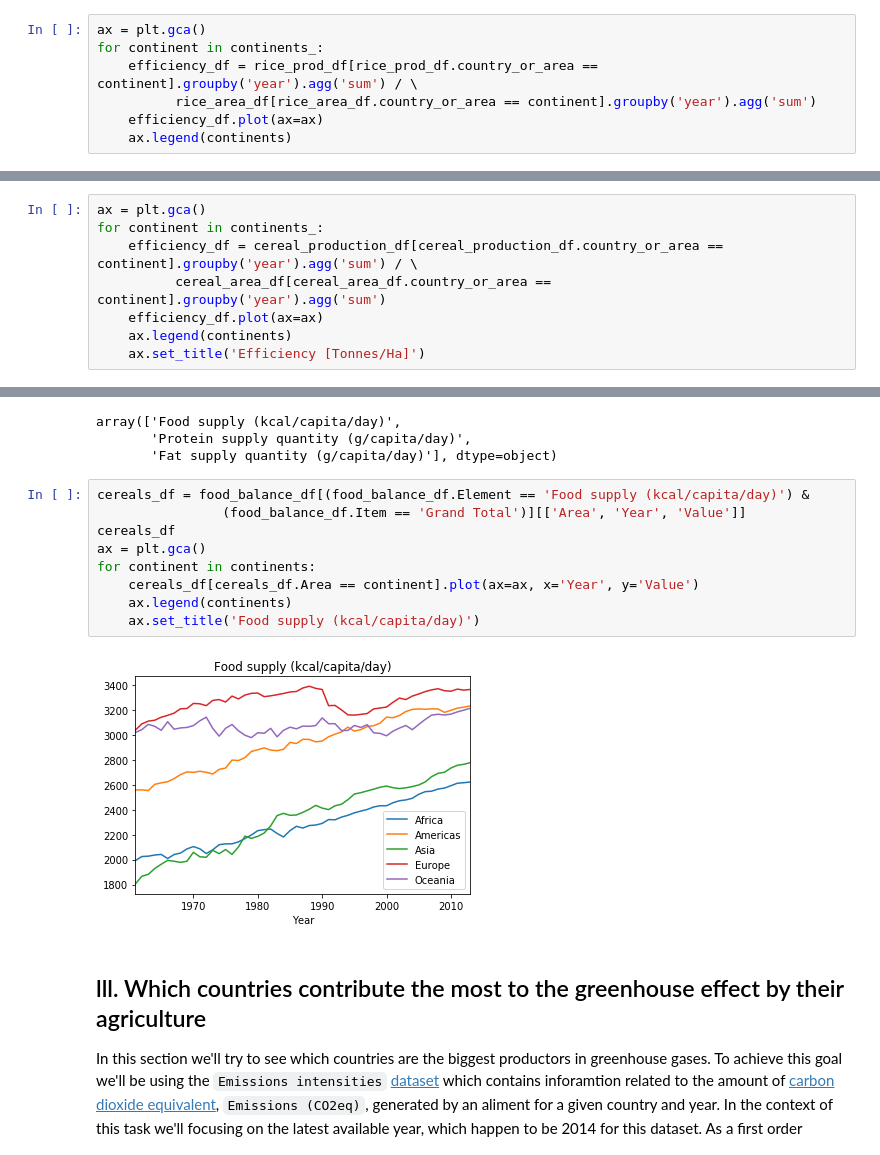
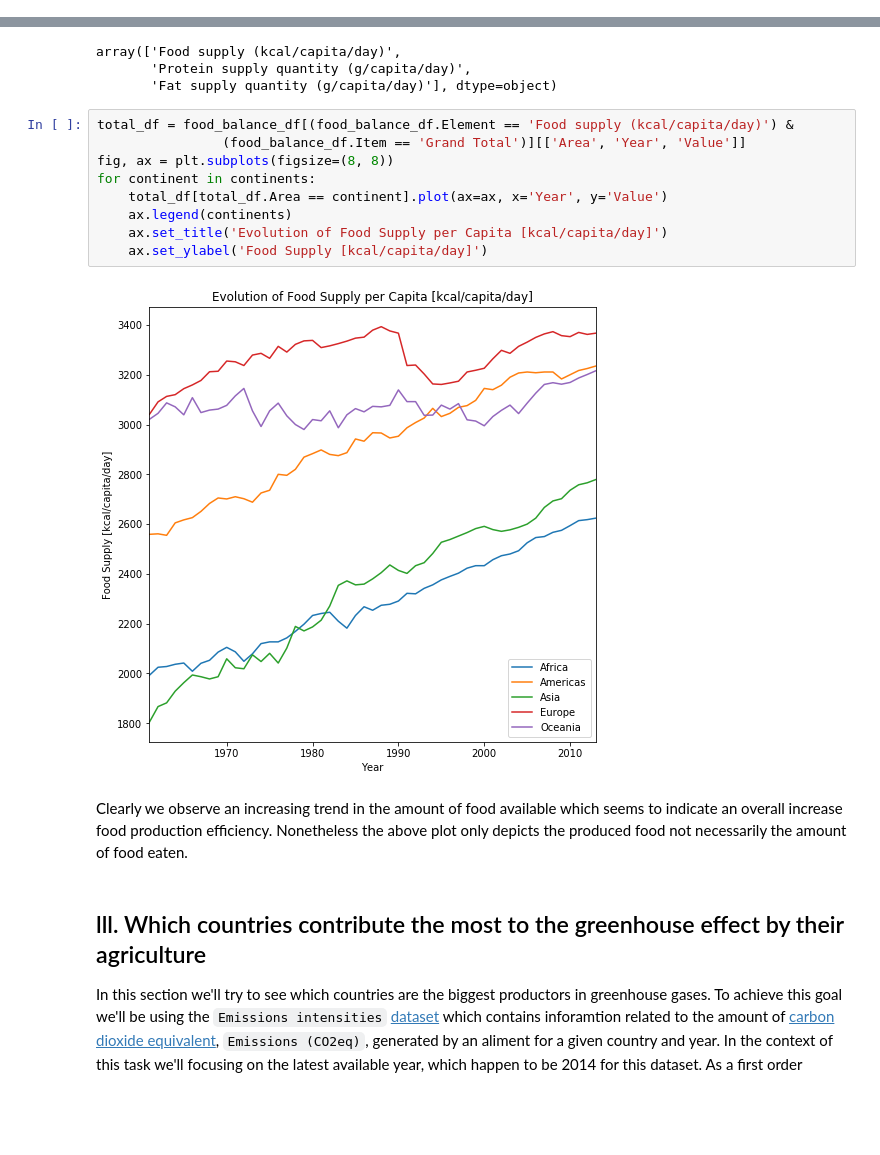
Before and after one commit to tileb1/global-food-statistics, a Jupyter notebook: milestone2_final.ipynb, the cells around one changed output, grey strips where cells are left out. Drawn from its saved outputs; the diff is of its cells as text; blank space fills up the shorter version.

```diff
--- a/milestone2_final.ipynb
+++ b/milestone2_final.ipynb
@@ -465,7 +437,0 @@ continents_ = ['Africa +', 'Asia +', 'Americas +', 'Europe +', 'Oceania +']
-# %%
-ax = plt.gca()
-for continent in continents_:
-    efficiency_df = rice_prod_df[rice_prod_df.country_or_area == continent].groupby('year').agg('sum') / \
-          rice_area_df[rice_area_df.country_or_area == continent].groupby('year').agg('sum')
-    efficiency_df.plot(ax=ax)
-    ax.legend(continents)
@@ -474,8 +437,0 @@ for continent in continents_:
-# %%
-ax = plt.gca()
-for continent in continents_:
-    efficiency_df = cereal_production_df[cereal_production_df.country_or_area == continent].groupby('year').agg('sum') / \
-          cereal_area_df[cereal_area_df.country_or_area == continent].groupby('year').agg('sum')
-    efficiency_df.plot(ax=ax)
-    ax.legend(continents)
-    ax.set_title('Efficiency [Tonnes/Ha]')
@@ -490,16 +458,18 @@ array(['Food supply (kcal/capita/day)',
        'Protein supply quantity (g/capita/day)',
        'Fat supply quantity (g/capita/day)'], dtype=object)
 # %%
-cereals_df = food_balance_df[(food_balance_df.Element == 'Food supply (kcal/capita/day)') &
+total_df = food_balance_df[(food_balance_df.Element == 'Food supply (kcal/capita/day)') &
                 (food_balance_df.Item == 'Grand Total')][['Area', 'Year', 'Value']]
-cereals_df
-ax = plt.gca()
+fig, ax = plt.subplots(figsize=(8, 8))
 for continent in continents:
-    cereals_df[cereals_df.Area == continent].plot(ax=ax, x='Year', y='Value')
+    total_df[total_df.Area == continent].plot(ax=ax, x='Year', y='Value')
     ax.legend(continents)
-    ax.set_title('Food supply (kcal/capita/day)')
+    ax.set_title('Evolution of Food Supply per Capita [kcal/capita/day]')
+    ax.set_ylabel('Food Supply [kcal/capita/day]')
 # %% [output]
-[figure, old version]
+[figure, new version]
+# %% [markdown]
+Clearly we observe an increasing trend in the amount of food available which seems to indicate an overall increase food production efficiency. Nonetheless the above plot only depicts the produced food not necessarily the amount of food eaten.
 # %% [markdown]
 ## lll. Which countries contribute the most to the greenhouse effect by their agriculture
 In this section we'll try to see which countries are the biggest productors in greenhouse gases. To achieve this goal we'll be using the `Emissions intensities` [dataset](http://www.fao.org/faostat/en/#data/EI) which contains inforamtion related to the amount of [carbon dioxide equivalent](https://en.wikipedia.org/wiki/Carbon_dioxide_equivalent), `Emissions (CO2eq)`, generated by an aliment for a given country and year. In the context of this task we'll focusing on the latest available year, which happen to be 2014 for this dataset. As a first order approach each country will be attributed the amount of `Emissions (CO2eq)` that was produced in its own agricultural sector.
```
Also changed, not shown: parts of 27 cells of this notebook, 1 other file.
